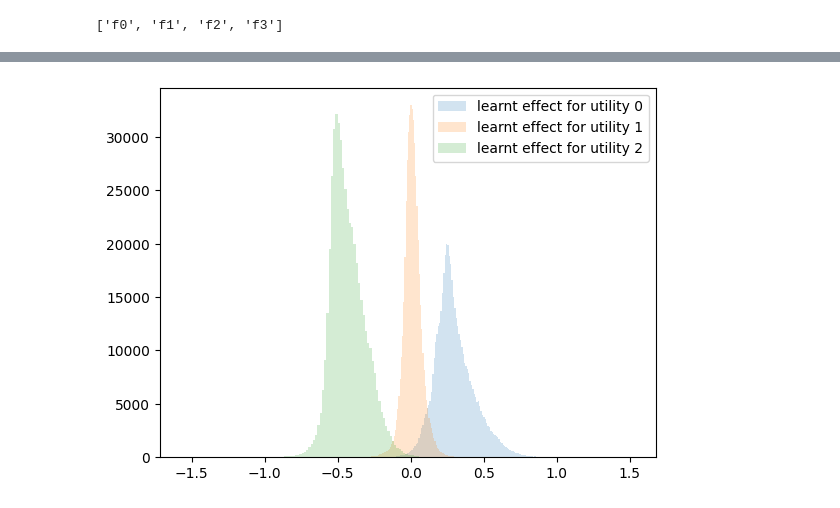
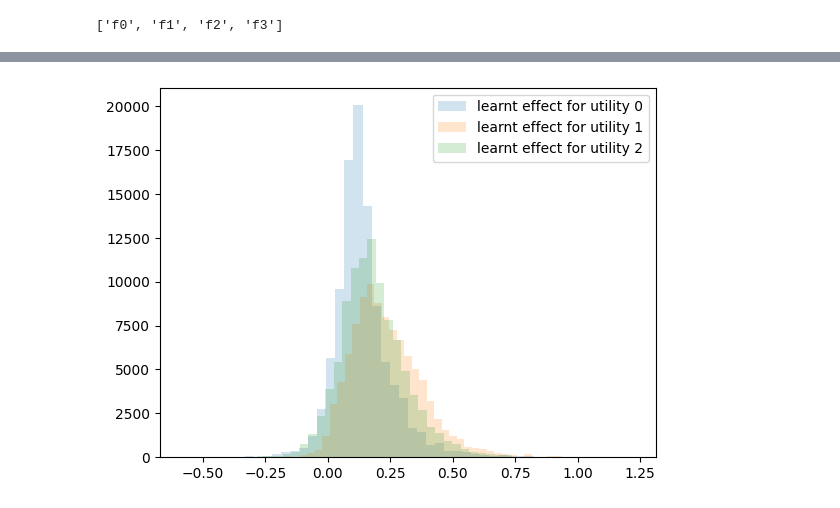
Before and after one commit to big-ucl/functional-effects-model, a Jupyter notebook: src/simple_reproducible_example.ipynb, the cells around one changed output, grey strips where cells are left out. Drawn from its saved outputs; the diff is of its cells as text; code cells hidden in the pictures.

```diff
--- a/src/simple_reproducible_example.ipynb
+++ b/src/simple_reproducible_example.ipynb
@@ -258,8 +292,11 @@ dataset.describe()
 # %%
+all_bin_edges = []
 for i in range(n_utility):
     if i == n_utility - 1:
         continue
+    _, bin_edges = np.histogram(dataset_transf.values[:, i] + x_arr[:, i+n_socio_dem], bins=50)
+    all_bin_edges.append(bin_edges)
     # plt.hist(np.argmax(dataset_transf, axis=1), label = f"effect for utility {i}", alpha = 0.2, bins=50)
-    plt.hist(dataset_transf.values[:, i] - dataset_transf.values[:, n_utility - 1], label = f"effect for utility {i}", alpha = 0.2, bins=50)
+    plt.hist(dataset_transf.values[:, i] + x_arr[:, i+n_socio_dem], bins=bin_edges, label = f"effect for utility {i}", alpha = 0.2)
     plt.legend()
 # %% [output]
@@ -304,12 +341,18 @@ args.feature_fraction = 1.0
 args.save_model =False
 args.model = model
 args.dataset = "synthetic"
-args.learning_rate = 1
+args.learning_rate = 0.5
 args.device = "cuda"
 args.num_iterations = 1000
-args.early_stopping_rounds = 20
-args.num_leaves = 5
-args.max_depth = -1
+args.early_stopping_rounds = 10
+args.num_leaves = 7
+# args.max_depth = -1
+# args.lambda_l1 = 1
+# args.lambda_l2 = 10
+# args.min_data_in_bin = 100
+# args.min_data_in_leaf = 100
+# args.min_sum_hessian_in_leaf = 1
+# args.max_bin = 64
 
 model = RUMBoost(
     alt_spec_features=alt_spec_features,
@@ -352,11 +431,13 @@ Early stopping at iteration 176, with a best score on test set of 1.352578878402
 # %%
 x_plot = np.linspace(0, 1, 1000).reshape(-1, 1)
 y_alt = []
+asc = []
 for i, booster in enumerate(model.model.boosters[:-n_utility]):
     plt.figure()
     y_plot = booster.predict(x_plot)
     y_a = booster.predict(dataset.iloc[:, i+n_socio_dem].values.reshape(-1,1))
-    plt.plot(x_plot, y_plot, label="predicted utility")
+    asc.append(y_plot[0])
+    plt.plot(x_plot, y_plot - asc[i], label="predicted utility")
     plt.plot(x_plot, coeff[i] *x_plot, label="true utility")
     y_alt.append(y_a)
 # %% [output]
@@ -367,19 +448,19 @@ for i, booster in enumerate(model.model.boosters[:-n_utility]):
 # %%
 # get learnt functional intercepts
 learnt_fct_intercepts = gather_functional_intercepts(
-    dataset, model, socio_demo_chars, n_utility
+    dataset, model, socio_demo_chars, n_utility, alt_normalised=n_utility - 1
 )
 learnt_fct_intercepts_test = gather_functional_intercepts(
-    dataset_test, model, socio_demo_chars, n_utility
+    dataset_test, model, socio_demo_chars, n_utility, alt_normalised=n_utility - 1
 )
 
 # compute L1 distance between true and learnt functional intercepts
 l1_distance_train = l1_distance(
-    dataset_transf,
+    dataset_transf - coeff * x_arr[:, n_socio_dem:],
     learnt_fct_intercepts,
 )
 l1_distance_test = l1_distance(
-    dataset_test_transf,
+    dataset_test_transf - coeff * x_arr_test[:, n_socio_dem:],
     learnt_fct_intercepts_test,
 )
 
@@ -403,10 +484,17 @@ dtype: float64
 # %%
 for i in range(n_utility):
     if i == n_utility - 1:
         continue
-    plt.hist(learnt_fct_intercepts[:,i] + y_alt[i] - learnt_fct_intercepts[:,n_utility - 1] - y_alt[n_utility - 1], label = f"learnt effect for utility {i}", alpha = 0.2, bins=200)
+    # hist = np.where(learnt_fct_intercepts[:,i] + asc[i] - learnt_fct_intercepts[:,n_utility - 1] - asc[n_utility - 1] < 0, 0.01, np.where(learnt_fct_intercepts[:,i] + asc[i] - learnt_fct_intercepts[:,n_utility - 1] - asc[n_utility - 1] > 1, 0.99, learnt_fct_intercepts[:,i] + asc[i] - learnt_fct_intercepts[:,n_utility - 1] - asc[n_utility - 1]))
+    # hist = learnt_fct_intercepts[:,i] + y_alt[i] - learnt_fct_intercepts[:,n_utility - 1] - y_alt[n_utility - 1]
+    hist = learnt_fct_intercepts[:,i]
+    # hist = learnt_fct_intercepts[:,i] + y_alt[i]
+    # hist = learnt_fct_intercepts[:,i] - learnt_fct_intercepts[:,n_utility - 1]
+    # hist = learnt_fct_intercepts[:,i]
+    # plt.hist(hist, label = f"learnt effect for utility {i}", alpha = 0.2, bins=all_bin_edges[i])
+    plt.hist(hist, label = f"learnt effect for utility {i}", alpha = 0.2, bins=50)
     # plt.hist(learnt_fct_intercepts[:,i] + y_alt[i], label = f"learnt effect for utility {i}", alpha = 0.2, bins=50)
     # plt.hist(softmax(learnt_fct_intercepts_test,axis=1)[:,i], label = f"learnt effect for utility {i}", alpha = 0.2, bins=50)
     plt.legend()
 # %% [output]
-[figure, old version]
+[figure, new version]
```
Also changed, not shown: parts of 24 cells of this notebook, 34 other files.
